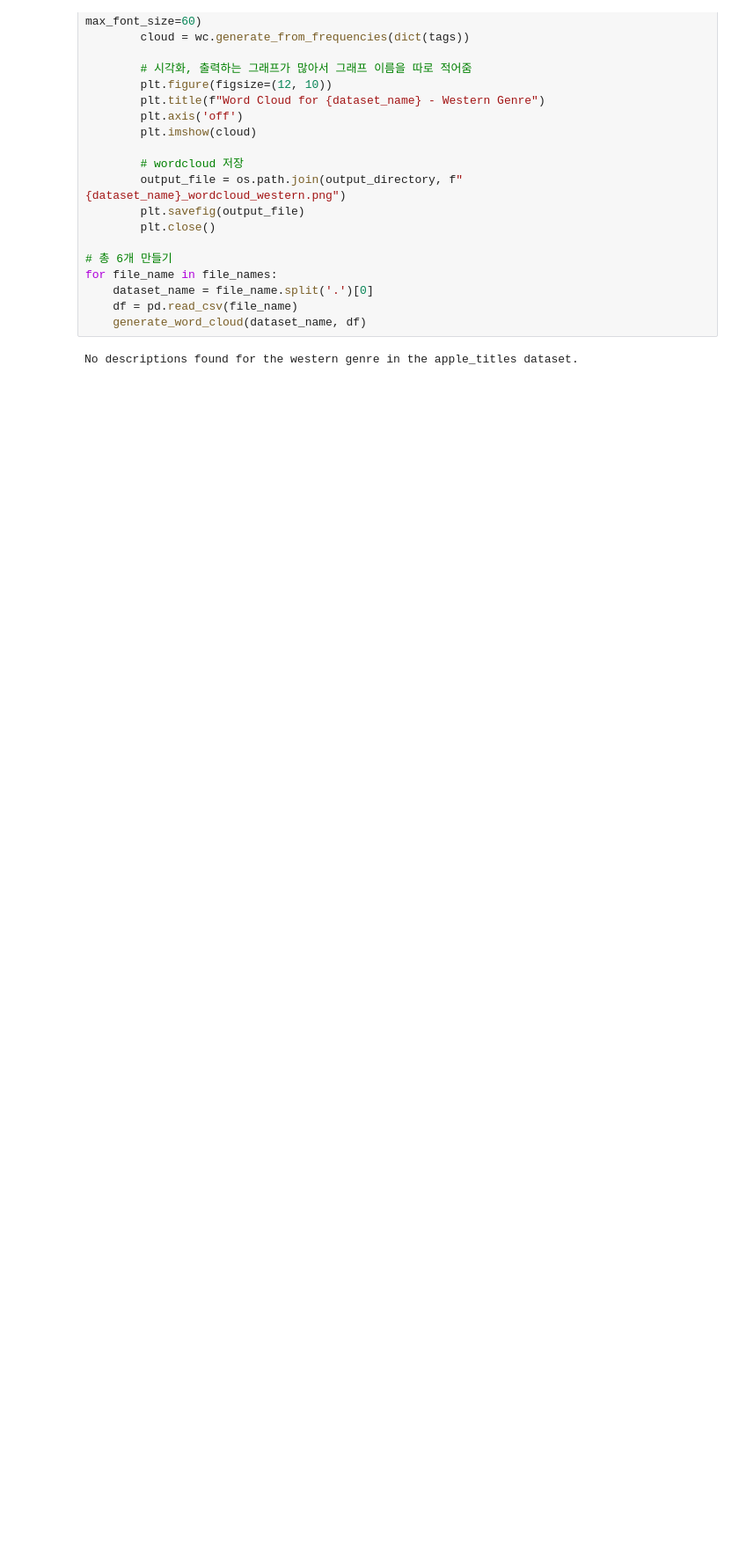
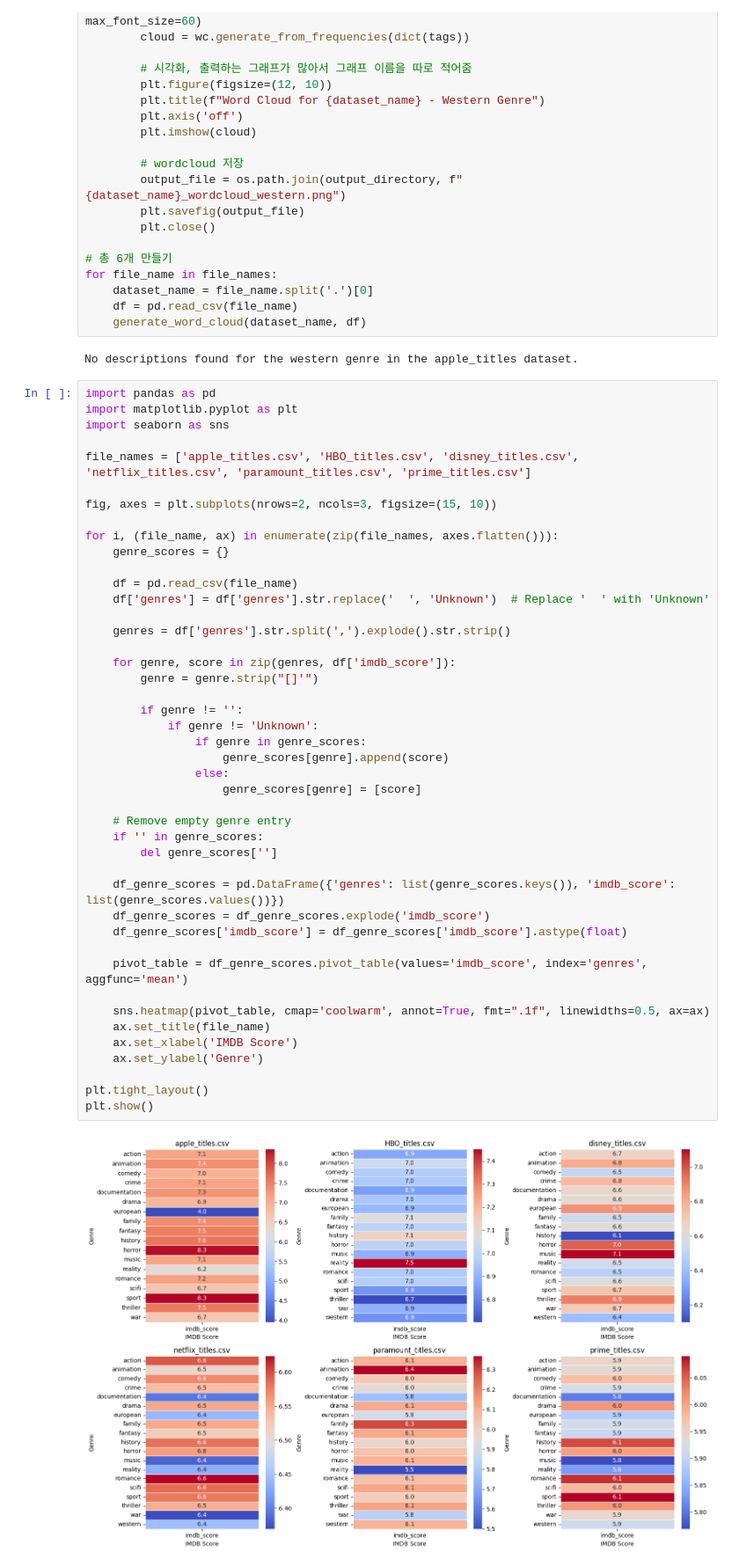
Before and after one commit to SoulTree-Lovers/DataScienceProject, a Jupyter notebook: ds_mj2.ipynb, the cells around one changed output. Shown: that part at 88% size. Cells and saved outputs as stored; diff of their text form; blank space fills up the shorter version.

```diff
--- a/ds_mj2.ipynb
+++ b/ds_mj2.ipynb
@@ -92,3 +112,49 @@ for file_name in file_names:
     generate_word_cloud(dataset_name, df)
 # %% [output]
 No descriptions found for the western genre in the apple_titles dataset.
+# %%
+import pandas as pd
+import matplotlib.pyplot as plt
+import seaborn as sns
+
+file_names = ['apple_titles.csv', 'HBO_titles.csv', 'disney_titles.csv', 'netflix_titles.csv', 'paramount_titles.csv', 'prime_titles.csv']
+
+fig, axes = plt.subplots(nrows=2, ncols=3, figsize=(15, 10))
+
+for i, (file_name, ax) in enumerate(zip(file_names, axes.flatten())):
+    genre_scores = {}
+
+    df = pd.read_csv(file_name)
+    df['genres'] = df['genres'].str.replace('  ', 'Unknown')  # Replace '  ' with 'Unknown'
+
+    genres = df['genres'].str.split(',').explode().str.strip()
+
+    for genre, score in zip(genres, df['imdb_score']):
+        genre = genre.strip("[]'")
+
+        if genre != '':
+            if genre != 'Unknown':
+                if genre in genre_scores:
+                    genre_scores[genre].append(score)
+                else:
+                    genre_scores[genre] = [score]
+
+    # Remove empty genre entry
+    if '' in genre_scores:
+        del genre_scores['']
+
+    df_genre_scores = pd.DataFrame({'genres': list(genre_scores.keys()), 'imdb_score': list(genre_scores.values())})
+    df_genre_scores = df_genre_scores.explode('imdb_score')
+    df_genre_scores['imdb_score'] = df_genre_scores['imdb_score'].astype(float)
+
+    pivot_table = df_genre_scores.pivot_table(values='imdb_score', index='genres', aggfunc='mean')
+
+    sns.heatmap(pivot_table, cmap='coolwarm', annot=True, fmt=".1f", linewidths=0.5, ax=ax)
+    ax.set_title(file_name)
+    ax.set_xlabel('IMDB Score')
+    ax.set_ylabel('Genre')
+
+plt.tight_layout()
+plt.show()
+# %% [output]
+[figure, added]
```
Also changed, not shown: parts of 13 cells of this notebook.
